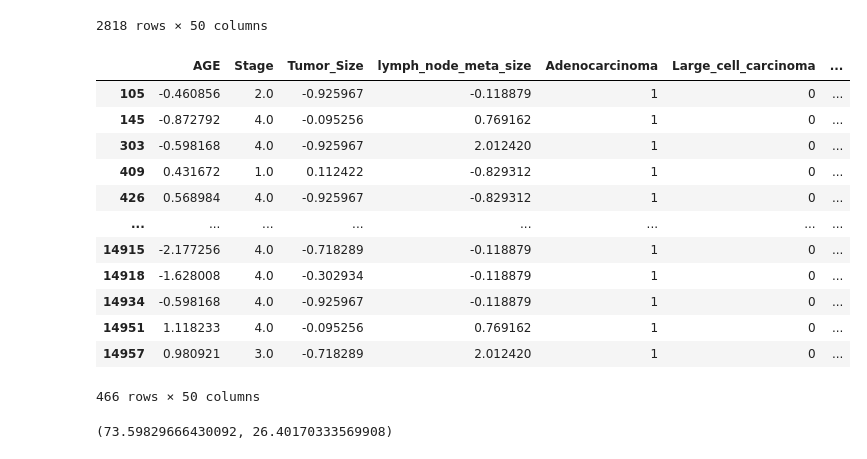
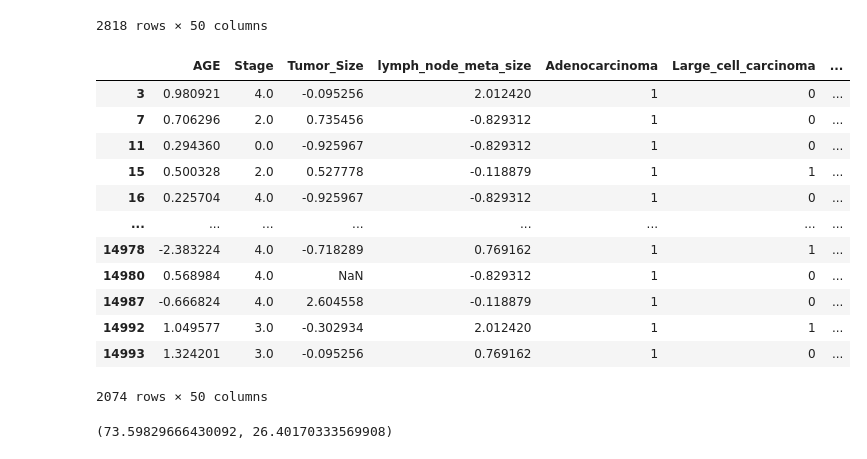
Before and after one commit to iam5027210/wassup_pj1, a Jupyter notebook: LungCancer.ipynb, the cells around one changed output. Cells and saved outputs as stored; diff of their text form; code cells hidden in the pictures.

```diff
--- a/LungCancer.ipynb
+++ b/LungCancer.ipynb
@@ -228,25 +228,25 @@ egfr_1_patients
 | 14993 | 1.324201 | 3.0 | -0.095256 | 0.769162 | 1 | 0 | ... |
 | 14994 | -1.147416 | 1.0 | -0.095256 | -0.829312 | 0 | 0 | ... |
 2818 rows × 50 columns
-# %%
-# Filtering the data to show patients with EGFR_1 mutation who are also smokers
-# Assuming 'Smoke' column indicates smoking status (1 or greater indicates a smoker)
-egfr_1_smokers = egfr_1_patients[egfr_1_patients['Smoke'] == 1]
-
-
-egfr_1_smokers
-# %% [output]
-|  | AGE | Stage | Tumor_Size | lymph_node_meta_size | Adenocarcinoma | Large_cell_carcinoma | ... |
-| 105 | -0.460856 | 2.0 | -0.925967 | -0.118879 | 1 | 0 | ... |
-| 145 | -0.872792 | 4.0 | -0.095256 | 0.769162 | 1 | 0 | ... |
-| 303 | -0.598168 | 4.0 | -0.925967 | 2.012420 | 1 | 0 | ... |
-| 409 | 0.431672 | 1.0 | 0.112422 | -0.829312 | 1 | 0 | ... |
-| 426 | 0.568984 | 4.0 | -0.925967 | -0.829312 | 1 | 0 | ... |
-| ... | ... | ... | ... | ... | ... | ... | ... |
-| 14915 | -2.177256 | 4.0 | -0.718289 | -0.118879 | 1 | 0 | ... |
-| 14918 | -1.628008 | 4.0 | -0.302934 | -0.118879 | 1 | 0 | ... |
-| 14934 | -0.598168 | 4.0 | -0.925967 | -0.118879 | 1 | 0 | ... |
-| 14951 | 1.118233 | 4.0 | -0.095256 | 0.769162 | 1 | 0 | ... |
-| 14957 | 0.980921 | 3.0 | -0.718289 | 2.012420 | 1 | 0 | ... |
-466 rows × 50 columns
+# %%
+# 흡연자이면서 EGFR_1 돌연변이가 있는 환자를 표시하도록 데이터 필터링하기
+# 'Smoke' 열은 흡연 여부를 나타냅니다(1 이상이면 흡연자임을 의미).
+egfr_1_smokers = egfr_1_patients[egfr_1_patients['Smoke'] > 0]
+
+
+egfr_1_smokers
+# %% [output]
+|  | AGE | Stage | Tumor_Size | lymph_node_meta_size | Adenocarcinoma | Large_cell_carcinoma | ... |
+| 3 | 0.980921 | 4.0 | -0.095256 | 2.012420 | 1 | 0 | ... |
+| 7 | 0.706296 | 2.0 | 0.735456 | -0.829312 | 1 | 0 | ... |
+| 11 | 0.294360 | 0.0 | -0.925967 | -0.829312 | 1 | 0 | ... |
+| 15 | 0.500328 | 2.0 | 0.527778 | -0.118879 | 1 | 1 | ... |
+| 16 | 0.225704 | 4.0 | -0.925967 | -0.829312 | 1 | 0 | ... |
+| ... | ... | ... | ... | ... | ... | ... | ... |
+| 14978 | -2.383224 | 4.0 | -0.718289 | 0.769162 | 1 | 1 | ... |
+| 14980 | 0.568984 | 4.0 | NaN | -0.829312 | 1 | 0 | ... |
+| 14987 | -0.666824 | 4.0 | 2.604558 | -0.118879 | 1 | 0 | ... |
+| 14992 | 1.049577 | 3.0 | -0.302934 | 2.012420 | 1 | 1 | ... |
+| 14993 | 1.324201 | 3.0 | -0.095256 | 0.769162 | 1 | 0 | ... |
+2074 rows × 50 columns
 # %%
```
Also changed, not shown: parts of 2 cells of this notebook.
